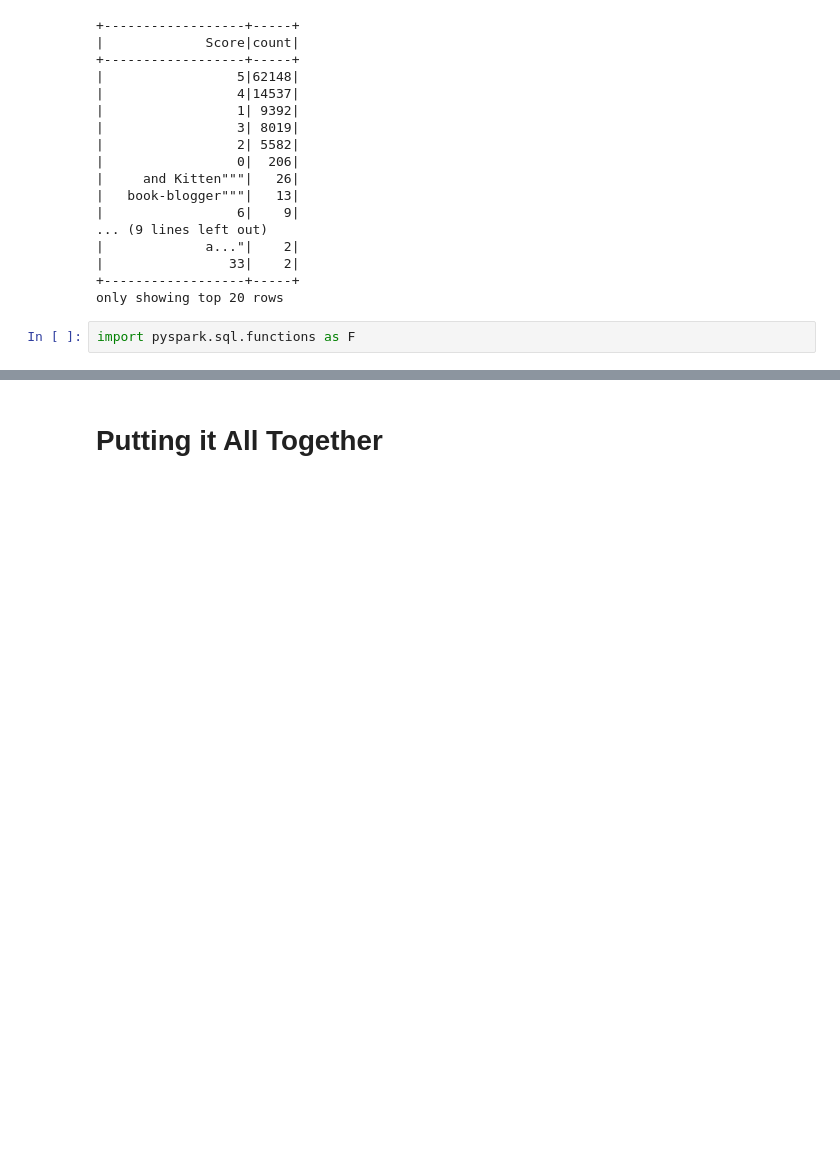
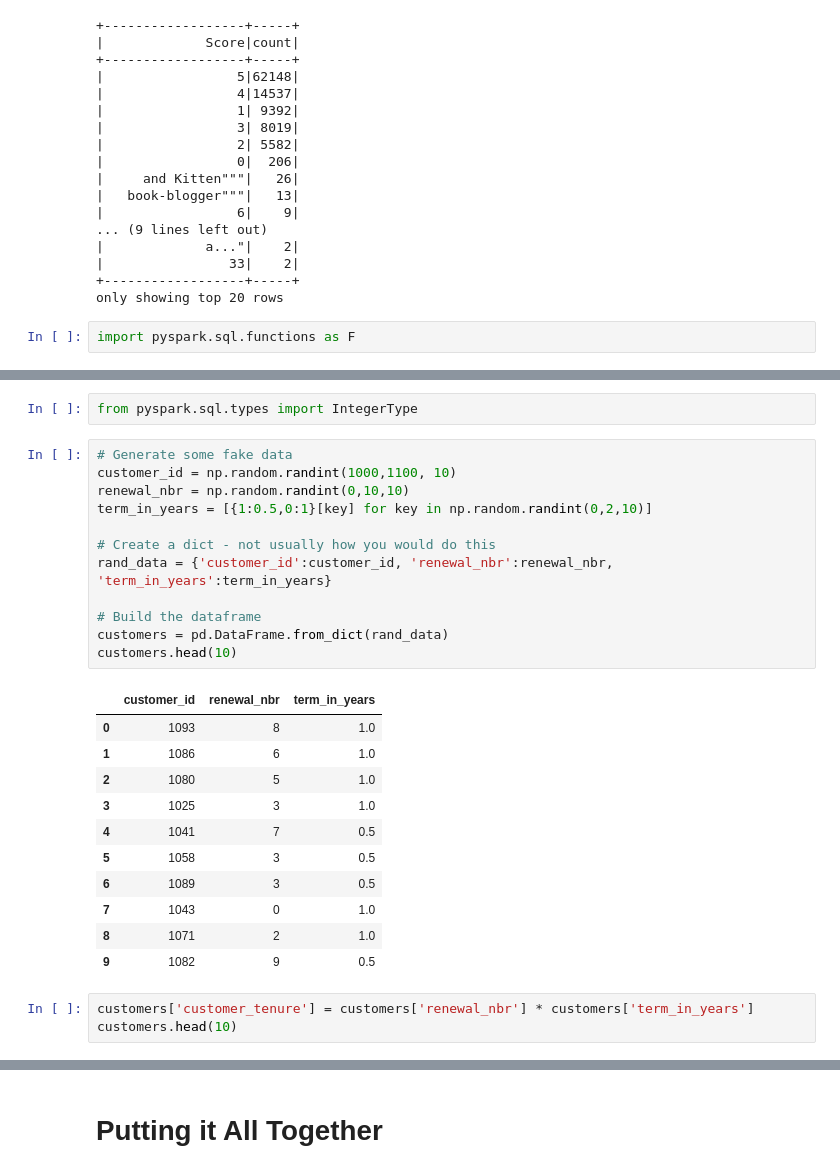
Before and after one commit to brandonbm00/CodingTemplePythonDataScience, a Jupyter notebook: bigdata/big_data_intro_thru_python.ipynb, the cells around one changed output, grey strips where cells are left out. Saved outputs shown, nothing was run; the diff lists cells and outputs as text; blank space fills up the shorter version.

```diff
--- a/bigdata/big_data_intro_thru_python.ipynb
+++ b/bigdata/big_data_intro_thru_python.ipynb
@@ -182,0 +270,29 @@ import pyspark.sql.functions as F
+# %%
+from pyspark.sql.types import IntegerType
+# %%
+# Generate some fake data
+customer_id = np.random.randint(1000,1100, 10)
+renewal_nbr = np.random.randint(0,10,10)
+term_in_years = [{1:0.5,0:1}[key] for key in np.random.randint(0,2,10)]
+
+# Create a dict - not usually how you would do this
+rand_data = {'customer_id':customer_id, 'renewal_nbr':renewal_nbr, 'term_in_years':term_in_years}
+
+# Build the dataframe
+customers = pd.DataFrame.from_dict(rand_data)
+customers.head(10)
+# %% [output]
+|  | customer_id | renewal_nbr | term_in_years |
+| 0 | 1093 | 8 | 1.0 |
+| 1 | 1086 | 6 | 1.0 |
+| 2 | 1080 | 5 | 1.0 |
+| 3 | 1025 | 3 | 1.0 |
+| 4 | 1041 | 7 | 0.5 |
+| 5 | 1058 | 3 | 0.5 |
+| 6 | 1089 | 3 | 0.5 |
+| 7 | 1043 | 0 | 1.0 |
+| 8 | 1071 | 2 | 1.0 |
+| 9 | 1082 | 9 | 0.5 |
+# %%
+customers['customer_tenure'] = customers['renewal_nbr'] * customers['term_in_years']
+customers.head(10)
```
Also changed, not shown: parts of 32 cells of this notebook.
